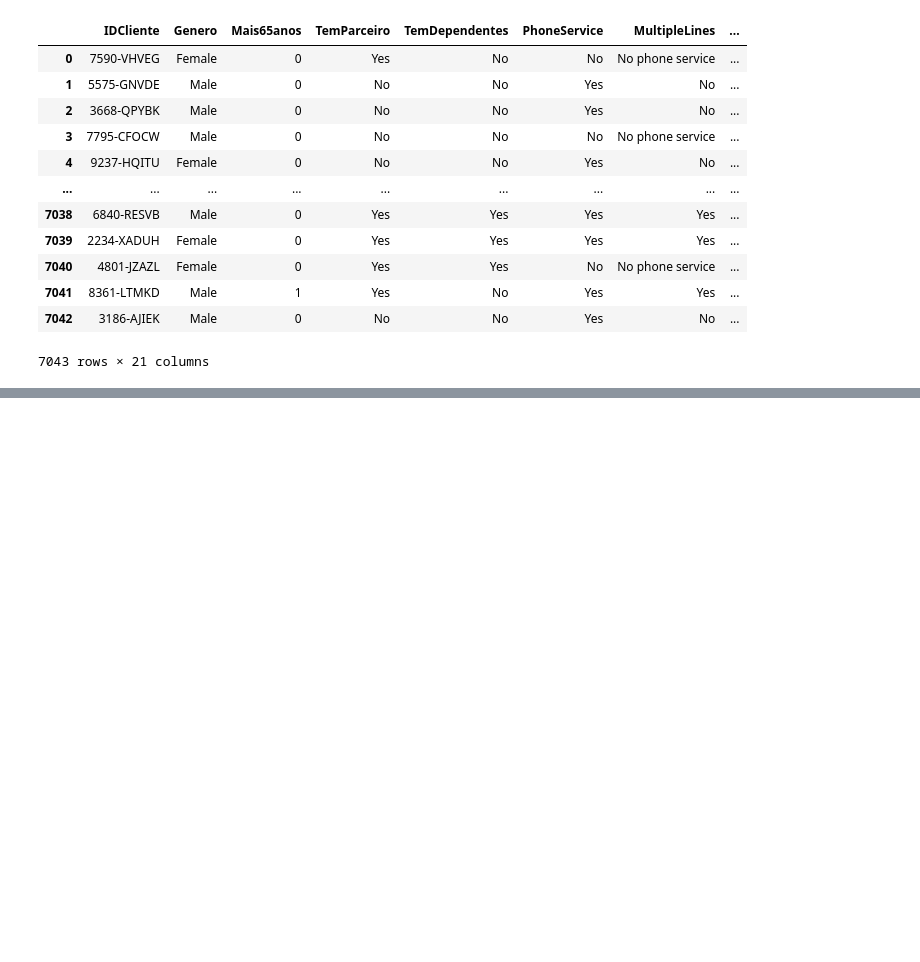
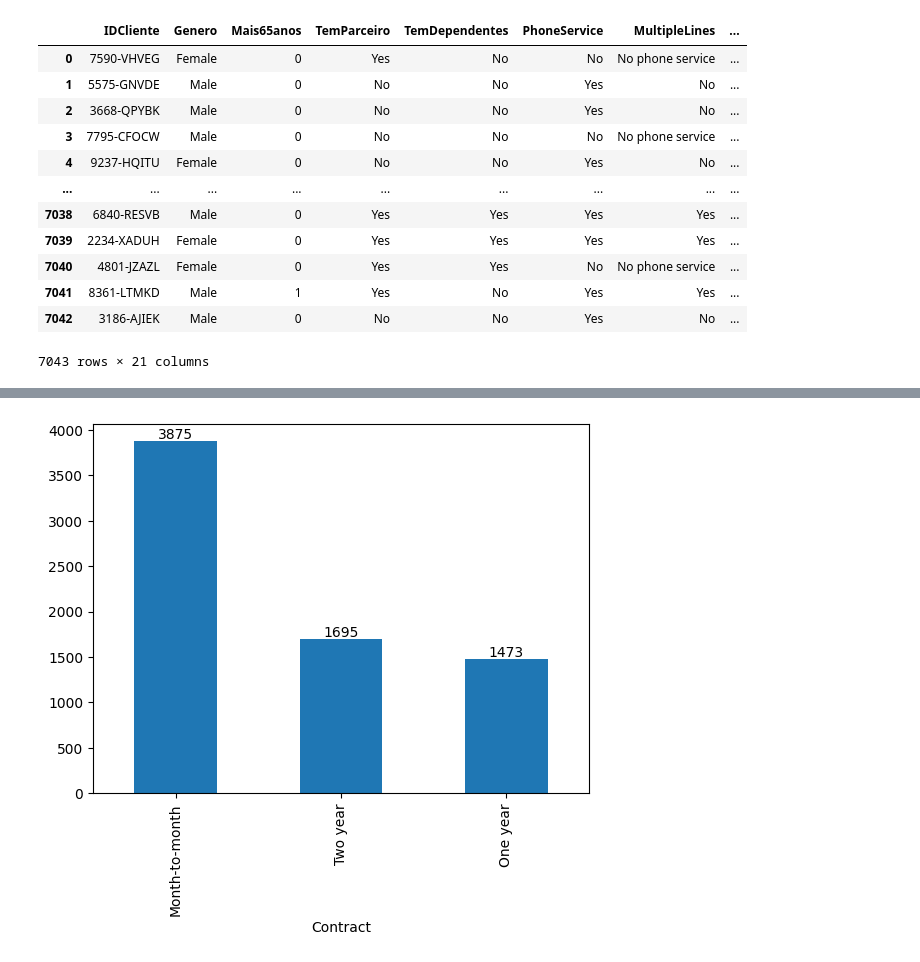
Before and after one commit to lohansilva/notebooks_desenvolvimento_ia, a Jupyter notebook: eda_churn.ipynb, the cells around one changed output, grey strips where cells are left out. Cells and saved outputs as stored; diff of their text form; code cells hidden in the pictures; blank space fills up the shorter version.

```diff
--- a/eda_churn.ipynb
+++ b/eda_churn.ipynb
@@ -579,0 +626,7 @@ df_churn.fillna(value={'TotalCharges': media_TotalCharges})
+# %%
+# Plot distribuição Contract (Quantidade)
+ax = df_churn.Contract.value_counts().plot.bar()
+
+ax.bar_label(ax.containers[0]);
+# %% [output]
+[figure, added]
```
Also changed, not shown: parts of 23 cells of this notebook.
